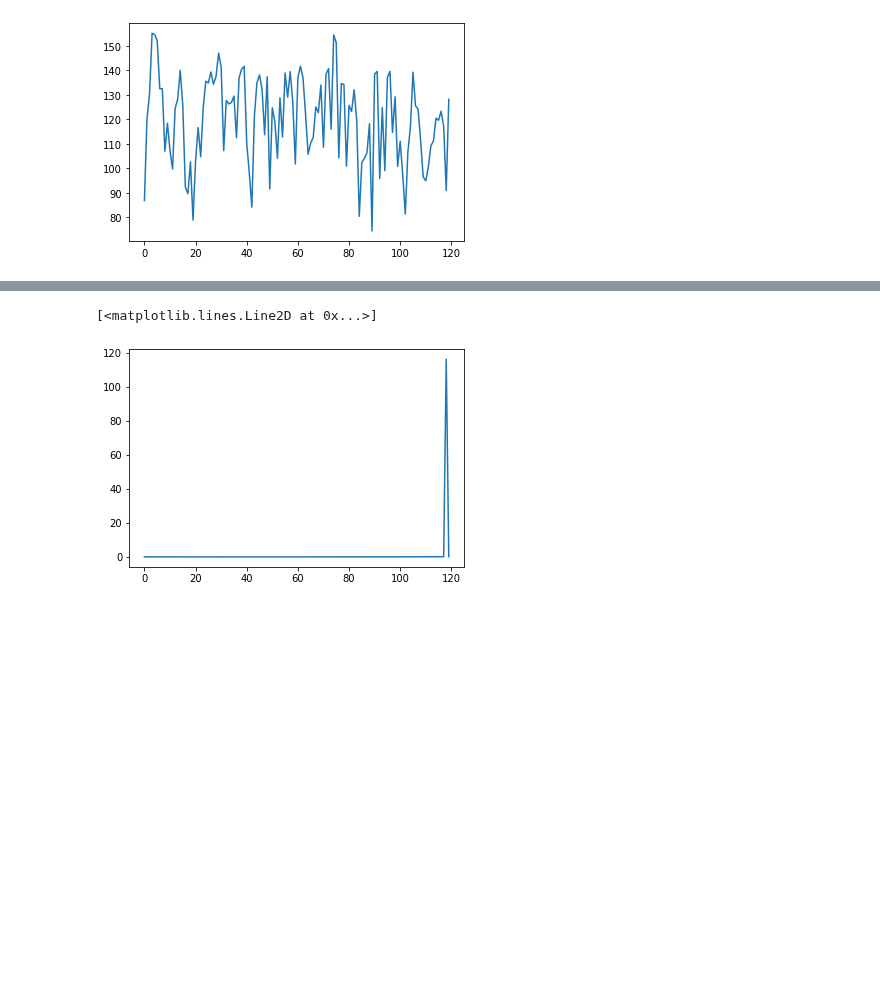
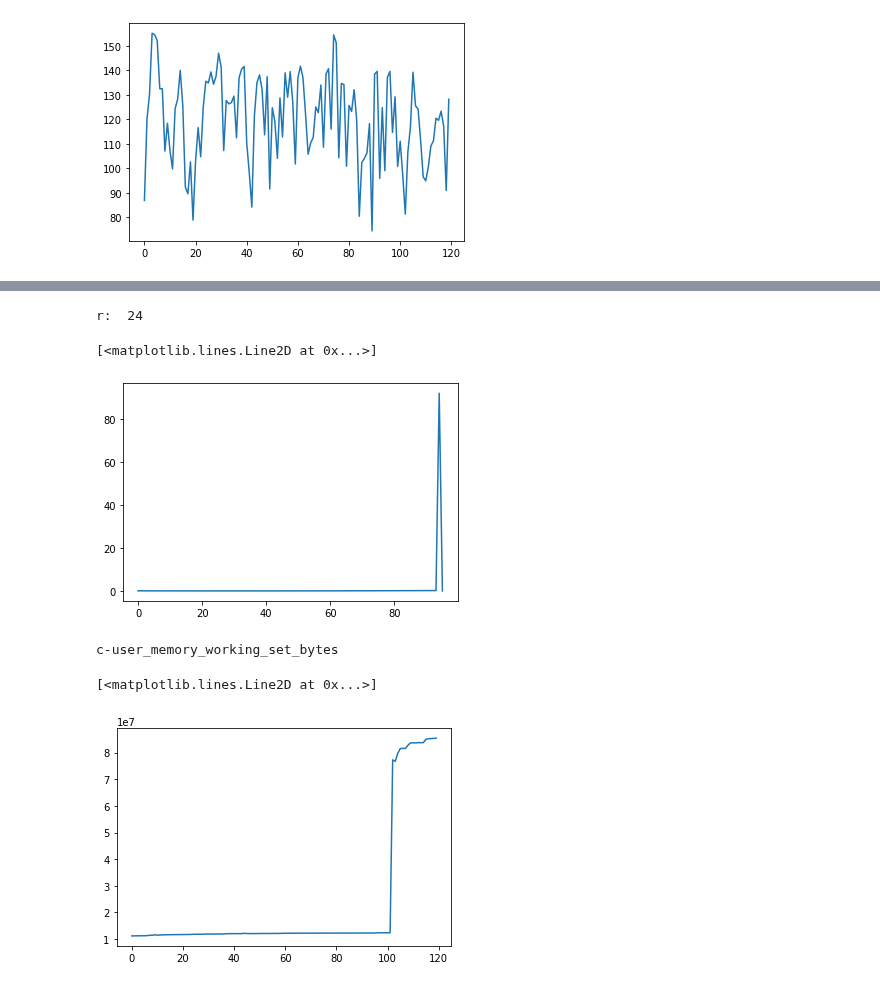
Before and after one commit to ai4sre/meltria-analyzer, a Jupyter notebook: notebooks/ar-based-ad.ipynb, the cells around one changed output, grey strips where cells are left out. Cells and saved outputs as stored; diff of their text form; code cells hidden in the pictures; blank space fills up the shorter version.

Commit message:
notebooks: dignose test failure

```diff
--- a/notebooks/ar-based-ad.ipynb
+++ b/notebooks/ar-based-ad.ipynb
@@ -168,8 +163,23 @@ of squared residuals does not satisfy the condition abs(fp-s)/s < tol.
 [figure]
 # %%
 arad = ARAD()
-scores = arad.score(zscore(liner_series))
+scores, preds, r = arad.score(zscore(liner_series))
+print('r: ', r)
 plt.plot(scores)
 # %% [output]
-[<matplotlib.lines.Line2D at 0x...>]
+r:  24
+[<matplotlib.lines.Line2D at 0x...>]
-[figure, old version]
+[figure, new version]
+# %%
+import matplotlib.pyplot as plt
+
+sys.path.append('../tests')
+from testseries.sockshop import testcases_of_sockshop
+
+case5 = testcases_of_sockshop[4]
+print(case5['name'])
+plt.plot(case5['datapoints'])
+# %% [output]
+c-user_memory_working_set_bytes
+[<matplotlib.lines.Line2D at 0x...>]
+[figure, added]
```
Also changed, not shown: parts of 6 cells of this notebook.
